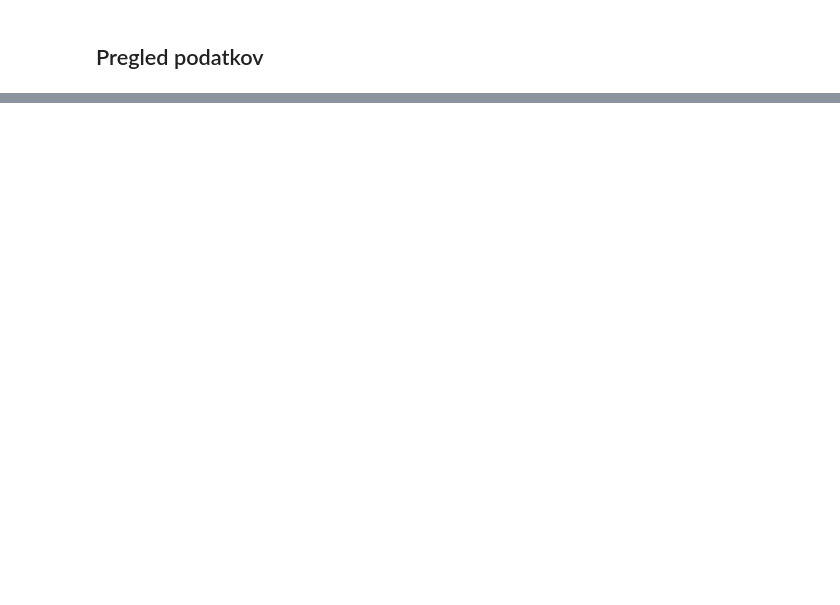
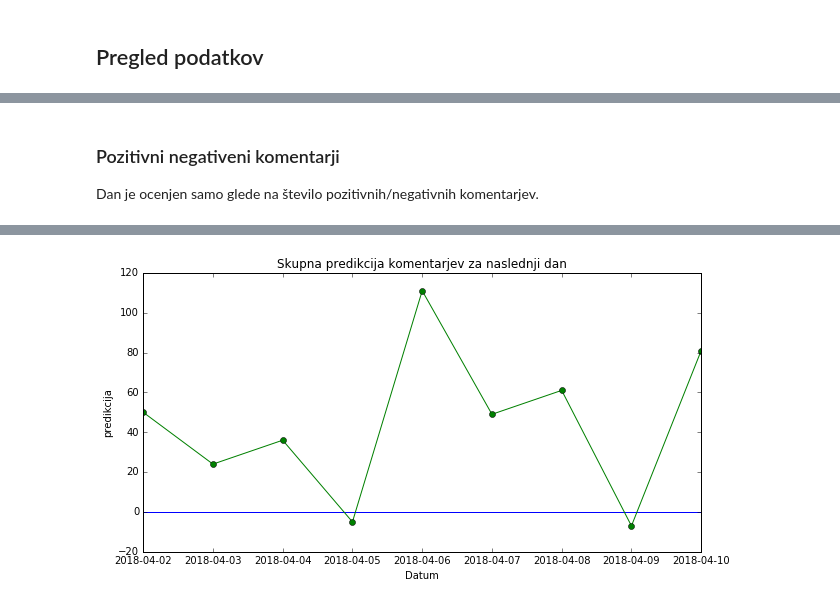
Before and after one commit to zl8252/PR18zl, a Jupyter notebook: report.ipynb, the cells around one changed output, grey strips where cells are left out. Drawn from its saved outputs; the diff is of its cells as text; code cells hidden in the pictures; blank space fills up the shorter version.

```diff
--- a/report.ipynb
+++ b/report.ipynb
@@ -4,0 +112,18 @@
+# %%
+# Ugotovi kakšne so bile pravilne napovedi cene
+
+bitstamp_price_correctPredictions = []
+
+for i in range(len(bitstamp_prices) -1):
+    price = bitstamp_prices[i]
+    nextPrice = bitstamp_prices[i +1]
+    if nextPrice > price:
+        correct_prediction = 1
+    if nextPrice == price:
+        correct_prediction = 0
+    if nextPrice < price:
+        correct_prediction = -1
+    bitstamp_price_correctPredictions.append(correct_prediction)
+
+print("Correct price predictions (for Bitstamp):")
+print(bitstamp_price_correctPredictions)
@@ -82,0 +708,57 @@ Ugotovil sem da na /r/btcNews skoraj nihče ne komentira. Ta subreddit bom zarad
+# %% [markdown]
+### Pozitivni negativeni komentarji
+
+Dan je ocenjen samo glede na število pozitivnih/negativnih komentarjev.
+# %%
+dd_full_predictions = []
+
+# bitcoinDD
+for submission in bitcoinDD_submissions:
+    submission_prediction = 0
+
+    submission_comments = submission[5]
+    for comment in submission_comments:
+        comment_prediction = predict_from_comment(comment)
+        submission_prediction += comment_prediction
+
+    dd_full_predictions.append(submission_prediction)
+
+# cryptocurrencyDD
+for i, submission in enumerate(cryptocurrencyDD_submissions):
+    submission_prediction = 0
+
+    submission_comments = submission[5]
+    for comment in submission_comments:
+        comment_prediction = predict_from_comment(comment)
+        submission_prediction += comment_prediction
+
+    dd_full_predictions[i] += submission_prediction
+
+# removes last prediction becouse there is no correct-prediction data for it
+dd_full_predictions = dd_full_predictions[:-1]
+
+# Graf
+fig, ax = plt.subplots()
+fig.set_size_inches(10,5)
+x_es = list(range(len(dd_full_predictions)))
+plt.plot(x_es, [0 for x in x_es])
+plt.plot(x_es, dd_full_predictions, linestyle='-',marker="o")
+x_ticks = [dd_dates[i] for i in x_es]
+plt.xticks(x_es, x_ticks)
+plt.title("Skupna predikcija komentarjev za naslednji dan")
+plt.xlabel("Datum")
+plt.ylabel("predikcija")
+
+# Predikcije sprevi na 0,1,-1
+dd_predictions = []
+
+for full_prediction in dd_full_predictions:
+    prediction = 0
+    if full_prediction > 0:
+        prediction = 1
+    if full_prediction < 0:
+        prediction = -1
+    dd_predictions.append(prediction)
+
+print_result(bitstamp_price_correctPredictions, dd_predictions)
+# %% [output]
@@ -82,0 +778 @@ Ugotovil sem da na /r/btcNews skoraj nihče ne komentira. Ta subreddit bom zarad
+[figure, added]
```
Also changed, not shown: parts of 34 cells of this notebook, 2 other files.
